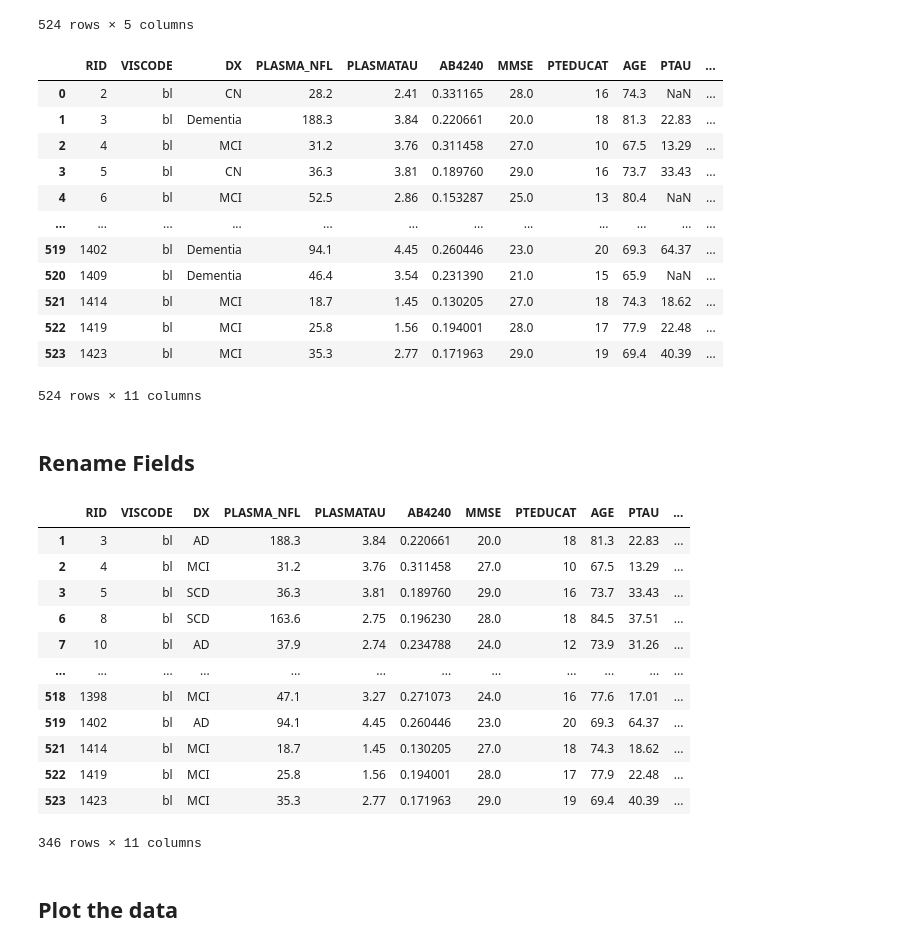
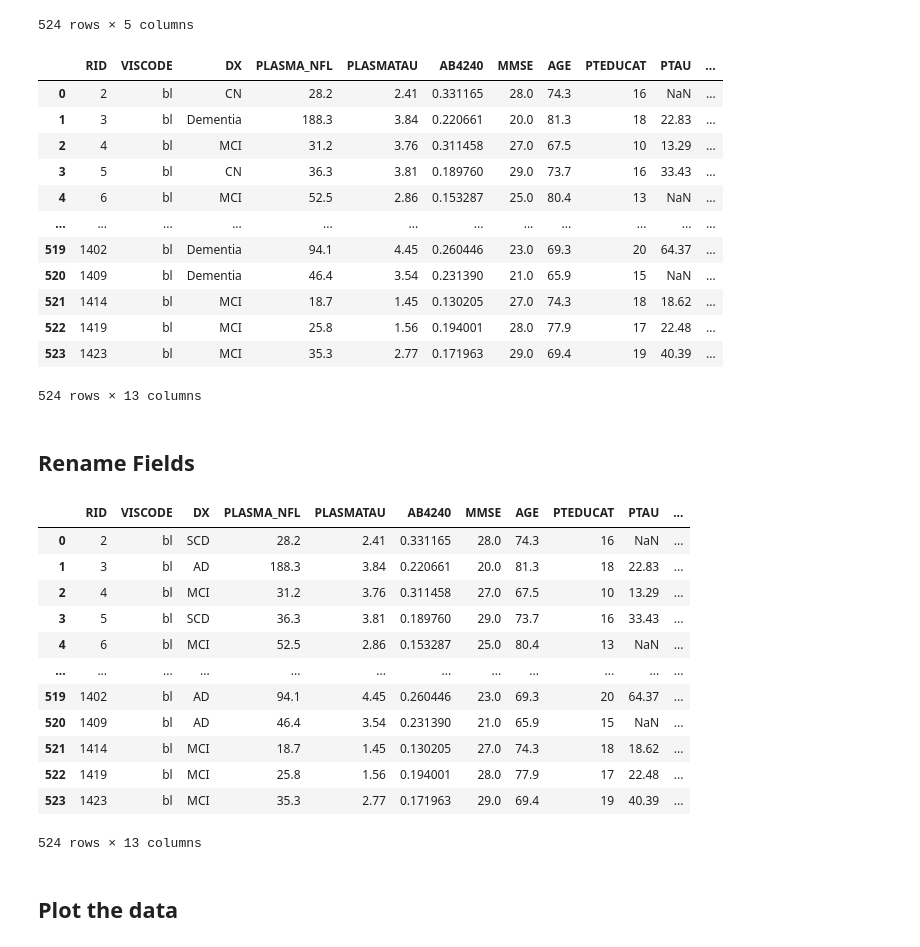
Before and after one commit to danielmakin/NoMoreAlzheimersDisease, a Jupyter notebook: PreProcessingFiles/PreProcessing.ipynb, the cells around one changed output. Cells and saved outputs as stored; diff of their text form; code cells hidden in the pictures.

```diff
--- a/PreProcessingFiles/PreProcessing.ipynb
+++ b/PreProcessingFiles/PreProcessing.ipynb
@@ -48,42 +46,42 @@ preprocessor.df
 | 523 | 1423 | bl | 35.3 | 2.77 | 0.171963 |
 524 rows × 5 columns
 # %%
-preprocessor.add_adni_merge_data(['RID', 'VISCODE', 'DX', 'PLASMA_NFL', 'PLASMATAU', 'AB4240', 'MMSE', 'PTEDUCAT', 'AGE', 'PTAU', 'TAU'])
+preprocessor.add_adni_merge_data(['RID', 'VISCODE', 'DX', 'PLASMA_NFL', 'PLASMATAU', 'AB4240', 'MMSE', 'AGE', 'PTEDUCAT', 'PTAU', 'TAU', 'PTGENDER', 'ABETA'])
 preprocessor.df
 # %% [output]
-|  | RID | VISCODE | DX | PLASMA_NFL | PLASMATAU | AB4240 | MMSE | PTEDUCAT | AGE | PTAU | ... |
-| 0 | 2 | bl | CN | 28.2 | 2.41 | 0.331165 | 28.0 | 16 | 74.3 | NaN | ... |
-| 1 | 3 | bl | Dementia | 188.3 | 3.84 | 0.220661 | 20.0 | 18 | 81.3 | 22.83 | ... |
-| 2 | 4 | bl | MCI | 31.2 | 3.76 | 0.311458 | 27.0 | 10 | 67.5 | 13.29 | ... |
-| 3 | 5 | bl | CN | 36.3 | 3.81 | 0.189760 | 29.0 | 16 | 73.7 | 33.43 | ... |
-| 4 | 6 | bl | MCI | 52.5 | 2.86 | 0.153287 | 25.0 | 13 | 80.4 | NaN | ... |
+|  | RID | VISCODE | DX | PLASMA_NFL | PLASMATAU | AB4240 | MMSE | AGE | PTEDUCAT | PTAU | ... |
+| 0 | 2 | bl | CN | 28.2 | 2.41 | 0.331165 | 28.0 | 74.3 | 16 | NaN | ... |
+| 1 | 3 | bl | Dementia | 188.3 | 3.84 | 0.220661 | 20.0 | 81.3 | 18 | 22.83 | ... |
+| 2 | 4 | bl | MCI | 31.2 | 3.76 | 0.311458 | 27.0 | 67.5 | 10 | 13.29 | ... |
+| 3 | 5 | bl | CN | 36.3 | 3.81 | 0.189760 | 29.0 | 73.7 | 16 | 33.43 | ... |
+| 4 | 6 | bl | MCI | 52.5 | 2.86 | 0.153287 | 25.0 | 80.4 | 13 | NaN | ... |
 | ... | ... | ... | ... | ... | ... | ... | ... | ... | ... | ... | ... |
-| 519 | 1402 | bl | Dementia | 94.1 | 4.45 | 0.260446 | 23.0 | 20 | 69.3 | 64.37 | ... |
-| 520 | 1409 | bl | Dementia | 46.4 | 3.54 | 0.231390 | 21.0 | 15 | 65.9 | NaN | ... |
-| 521 | 1414 | bl | MCI | 18.7 | 1.45 | 0.130205 | 27.0 | 18 | 74.3 | 18.62 | ... |
-| 522 | 1419 | bl | MCI | 25.8 | 1.56 | 0.194001 | 28.0 | 17 | 77.9 | 22.48 | ... |
-| 523 | 1423 | bl | MCI | 35.3 | 2.77 | 0.171963 | 29.0 | 19 | 69.4 | 40.39 | ... |
+| 519 | 1402 | bl | Dementia | 94.1 | 4.45 | 0.260446 | 23.0 | 69.3 | 20 | 64.37 | ... |
+| 520 | 1409 | bl | Dementia | 46.4 | 3.54 | 0.231390 | 21.0 | 65.9 | 15 | NaN | ... |
+| 521 | 1414 | bl | MCI | 18.7 | 1.45 | 0.130205 | 27.0 | 74.3 | 18 | 18.62 | ... |
+| 522 | 1419 | bl | MCI | 25.8 | 1.56 | 0.194001 | 28.0 | 77.9 | 17 | 22.48 | ... |
+| 523 | 1423 | bl | MCI | 35.3 | 2.77 | 0.171963 | 29.0 | 69.4 | 19 | 40.39 | ... |
-524 rows × 11 columns
+524 rows × 13 columns
 # %% [markdown]
 ## Rename Fields
 # %%
-# Rename to be more intuitive for rest of detection
+# Rename to be more intuitive for rest of detection, Also remove non-numeric characters
 preprocessor.clean_data()
 preprocessor.df
 # %% [output]
-|  | RID | VISCODE | DX | PLASMA_NFL | PLASMATAU | AB4240 | MMSE | PTEDUCAT | AGE | PTAU | ... |
-| 1 | 3 | bl | AD | 188.3 | 3.84 | 0.220661 | 20.0 | 18 | 81.3 | 22.83 | ... |
-| 2 | 4 | bl | MCI | 31.2 | 3.76 | 0.311458 | 27.0 | 10 | 67.5 | 13.29 | ... |
-| 3 | 5 | bl | SCD | 36.3 | 3.81 | 0.189760 | 29.0 | 16 | 73.7 | 33.43 | ... |
-| 6 | 8 | bl | SCD | 163.6 | 2.75 | 0.196230 | 28.0 | 18 | 84.5 | 37.51 | ... |
-| 7 | 10 | bl | AD | 37.9 | 2.74 | 0.234788 | 24.0 | 12 | 73.9 | 31.26 | ... |
+|  | RID | VISCODE | DX | PLASMA_NFL | PLASMATAU | AB4240 | MMSE | AGE | PTEDUCAT | PTAU | ... |
+| 0 | 2 | bl | SCD | 28.2 | 2.41 | 0.331165 | 28.0 | 74.3 | 16 | NaN | ... |
+| 1 | 3 | bl | AD | 188.3 | 3.84 | 0.220661 | 20.0 | 81.3 | 18 | 22.83 | ... |
+| 2 | 4 | bl | MCI | 31.2 | 3.76 | 0.311458 | 27.0 | 67.5 | 10 | 13.29 | ... |
+| 3 | 5 | bl | SCD | 36.3 | 3.81 | 0.189760 | 29.0 | 73.7 | 16 | 33.43 | ... |
+| 4 | 6 | bl | MCI | 52.5 | 2.86 | 0.153287 | 25.0 | 80.4 | 13 | NaN | ... |
 | ... | ... | ... | ... | ... | ... | ... | ... | ... | ... | ... | ... |
-| 518 | 1398 | bl | MCI | 47.1 | 3.27 | 0.271073 | 24.0 | 16 | 77.6 | 17.01 | ... |
-| 519 | 1402 | bl | AD | 94.1 | 4.45 | 0.260446 | 23.0 | 20 | 69.3 | 64.37 | ... |
-| 521 | 1414 | bl | MCI | 18.7 | 1.45 | 0.130205 | 27.0 | 18 | 74.3 | 18.62 | ... |
-| 522 | 1419 | bl | MCI | 25.8 | 1.56 | 0.194001 | 28.0 | 17 | 77.9 | 22.48 | ... |
-| 523 | 1423 | bl | MCI | 35.3 | 2.77 | 0.171963 | 29.0 | 19 | 69.4 | 40.39 | ... |
+| 519 | 1402 | bl | AD | 94.1 | 4.45 | 0.260446 | 23.0 | 69.3 | 20 | 64.37 | ... |
+| 520 | 1409 | bl | AD | 46.4 | 3.54 | 0.231390 | 21.0 | 65.9 | 15 | NaN | ... |
+| 521 | 1414 | bl | MCI | 18.7 | 1.45 | 0.130205 | 27.0 | 74.3 | 18 | 18.62 | ... |
+| 522 | 1419 | bl | MCI | 25.8 | 1.56 | 0.194001 | 28.0 | 77.9 | 17 | 22.48 | ... |
+| 523 | 1423 | bl | MCI | 35.3 | 2.77 | 0.171963 | 29.0 | 69.4 | 19 | 40.39 | ... |
-346 rows × 11 columns
+524 rows × 13 columns
 # %% [markdown]
 ## Plot the data
 # %%
```
Also changed, not shown: parts of 11 cells of this notebook, 7 other files.
